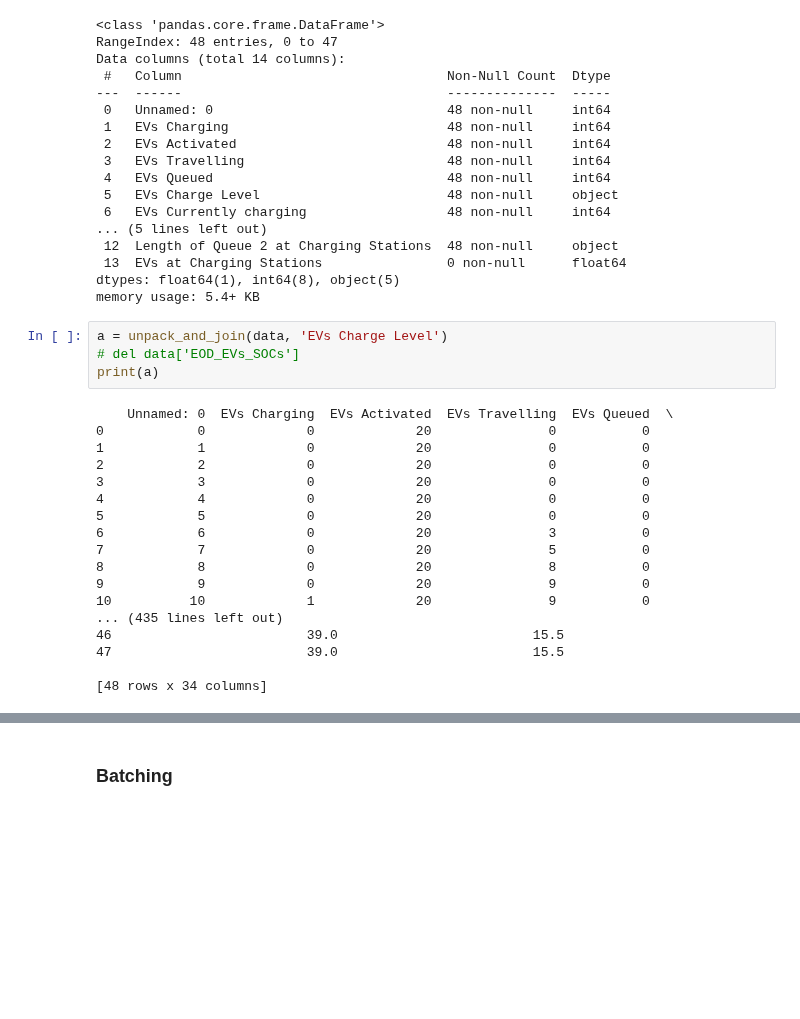
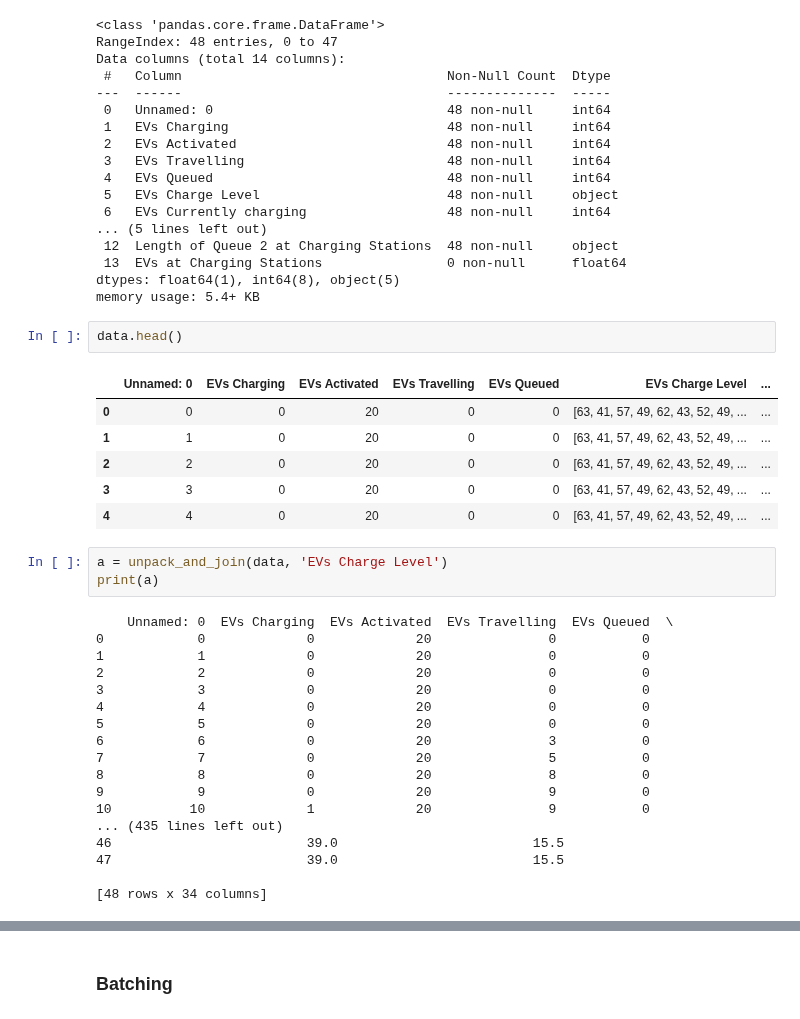
Before and after one commit to akintomiwa/e4cd, a Jupyter notebook: ev_abm_simplest.ipynb, the cells around one changed output, grey strips where cells are left out. Cells and saved outputs as stored; diff of their text form; blank space fills up the shorter version.

```diff
--- a/ev_abm_simplest.ipynb
+++ b/ev_abm_simplest.ipynb
@@ -212,9 +220,17 @@ Data columns (total 14 columns):
  13  EVs at Charging Stations                0 non-null      float64
 dtypes: float64(1), int64(8), object(5)
 memory usage: 5.4+ KB
+# %%
+data.head()
+# %% [output]
+|  | Unnamed: 0 | EVs Charging | EVs Activated | EVs Travelling | EVs Queued | EVs Charge Level | ... |
+| 0 | 0 | 0 | 20 | 0 | 0 | [63, 41, 57, 49, 62, 43, 52, 49, ... | ... |
+| 1 | 1 | 0 | 20 | 0 | 0 | [63, 41, 57, 49, 62, 43, 52, 49, ... | ... |
+| 2 | 2 | 0 | 20 | 0 | 0 | [63, 41, 57, 49, 62, 43, 52, 49, ... | ... |
+| 3 | 3 | 0 | 20 | 0 | 0 | [63, 41, 57, 49, 62, 43, 52, 49, ... | ... |
+| 4 | 4 | 0 | 20 | 0 | 0 | [63, 41, 57, 49, 62, 43, 52, 49, ... | ... |
 # %%
 a = unpack_and_join(data, 'EVs Charge Level')
-# del data['EOD_EVs_SOCs']
 print(a)
 # %% [output]
     Unnamed: 0  EVs Charging  EVs Activated  EVs Travelling  EVs Queued  \
```
Also changed, not shown: parts of 4 cells of this notebook.
